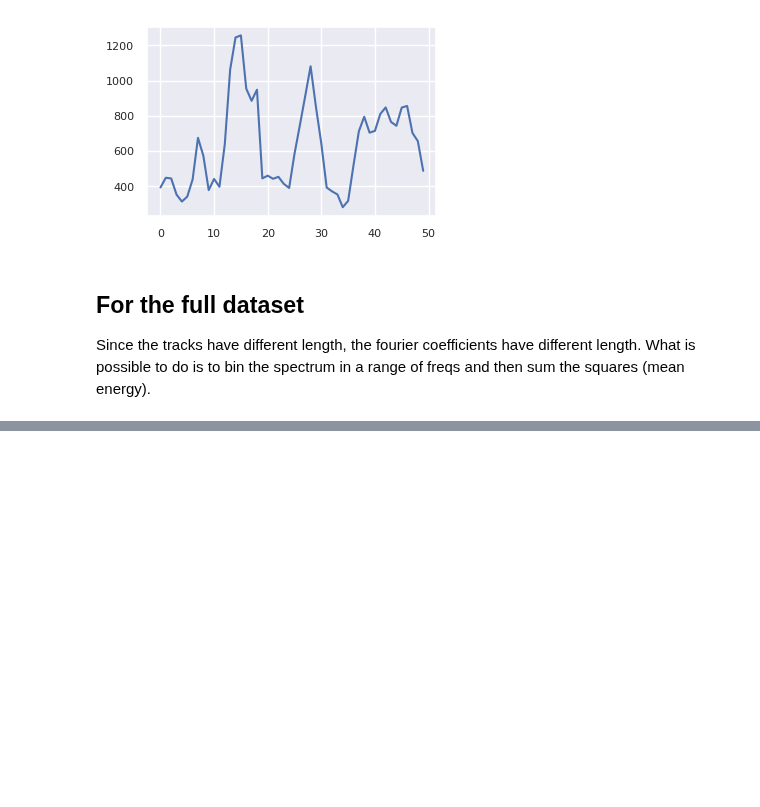
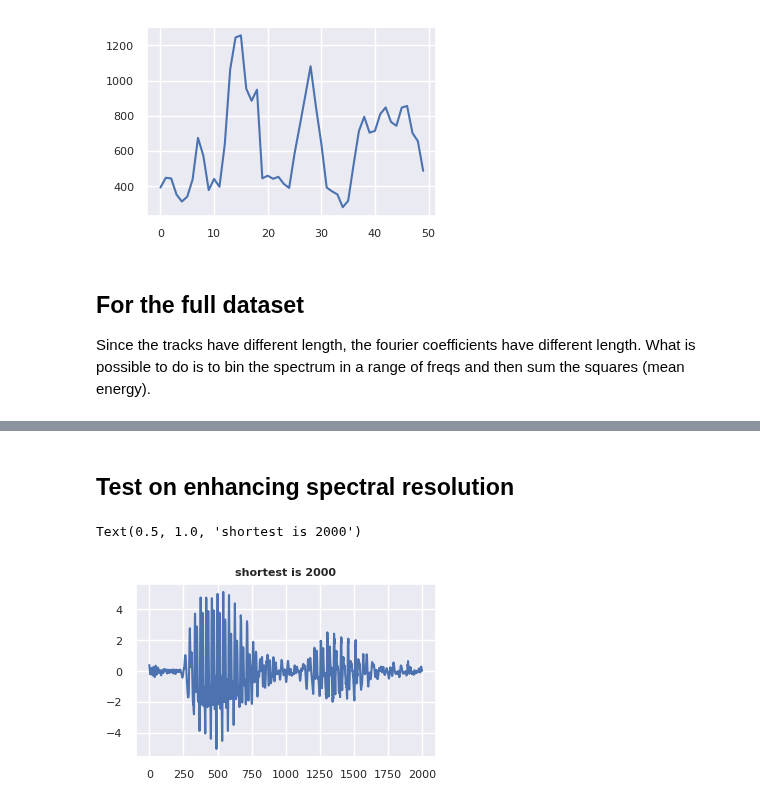
Before and after one commit to djanloo/DM2, a Jupyter notebook: TimeSeries/fourier.ipynb, the cells around one changed output, grey strips where cells are left out. Cells and saved outputs as stored; diff of their text form; code cells hidden in the pictures; blank space fills up the shorter version.

```diff
--- a/TimeSeries/fourier.ipynb
+++ b/TimeSeries/fourier.ipynb
@@ -344,0 +219,14 @@ STFT, sc = transf.fit_transform(traces["clean_trace"])
+# %% [markdown]
+## Test on enhancing spectral resolution
+# %%
+shortest_id = np.argmin([len(_) for _ in traces["clean_trace"]])
+X = traces["clean_trace"][shortest_id]
+X = X[~np.isnan(X)]
+
+X = X[:2000]
+
+plt.plot(X)
+plt.title(f"shortest is {len(X)}")
+# %% [output]
+Text(0.5, 1.0, 'shortest is 2000')
+[figure, added]
```
Also changed, not shown: parts of 45 cells of this notebook, 3 other files.
